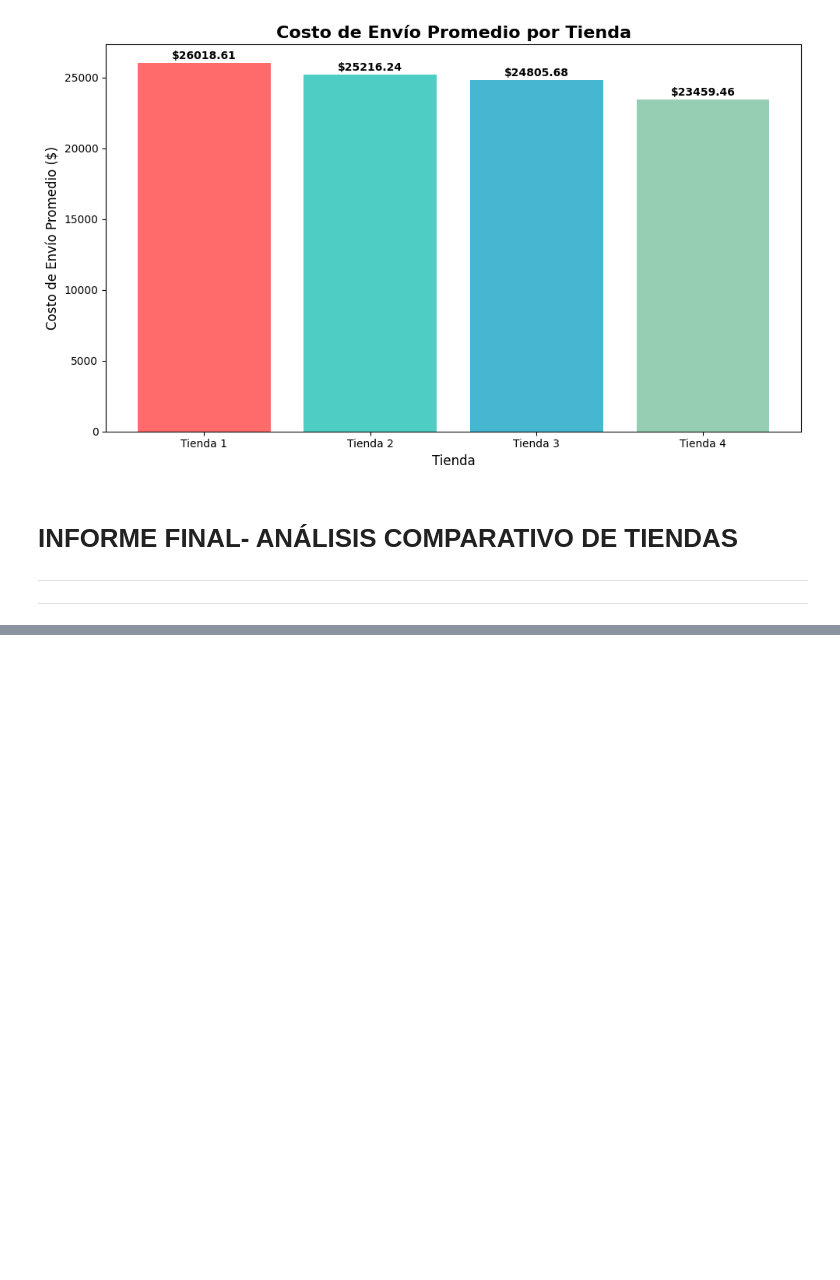
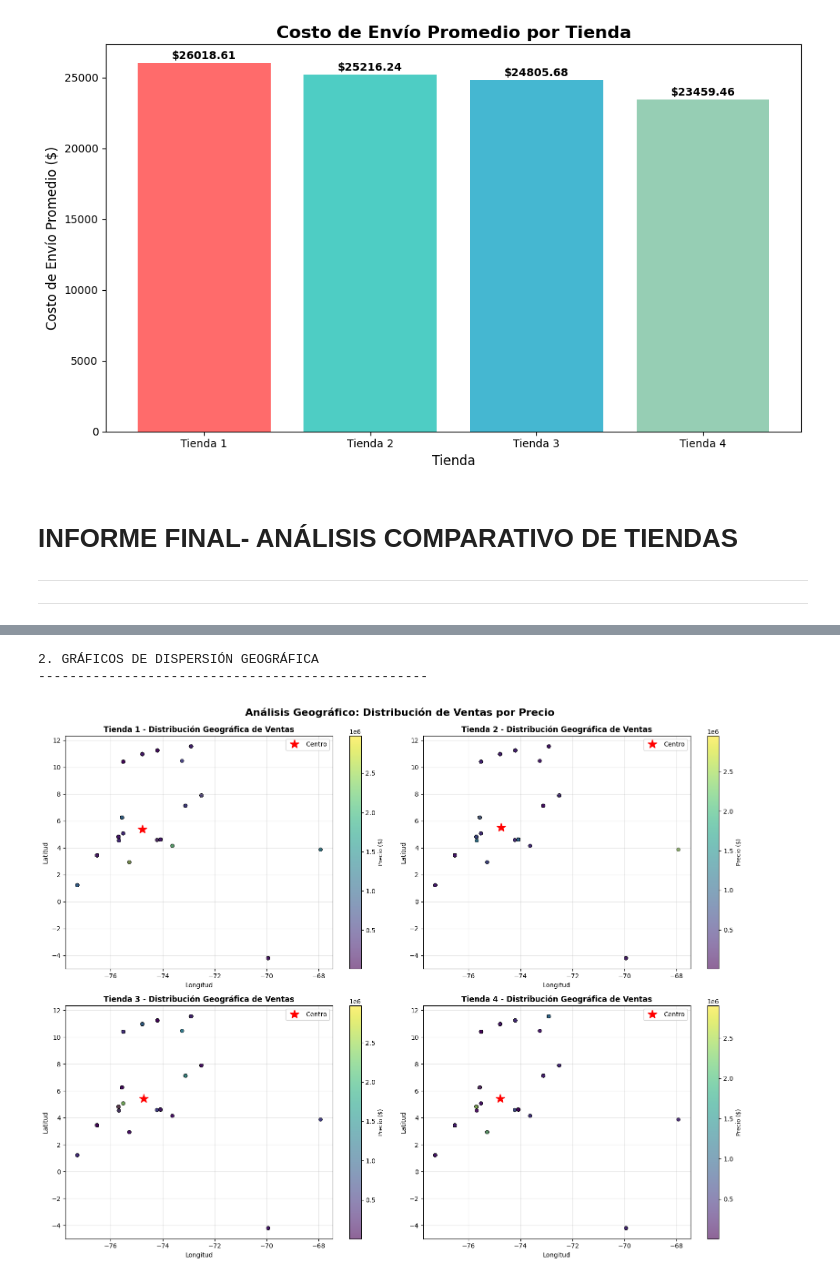
Before and after one commit to byfurkation/Allura_store, a Jupyter notebook: AluraStoreLatam.ipynb, the cells around one changed output, grey strips where cells are left out. Cells and saved outputs as stored; diff of their text form; code cells hidden in the pictures; blank space fills up the shorter version.

```diff
--- a/AluraStoreLatam.ipynb
+++ b/AluraStoreLatam.ipynb
@@ -8,6 +8,9 @@ import pandas as pd
 import matplotlib.pyplot as plt
 import seaborn as sns
 import numpy as np
+import warnings
+warnings.filterwarnings('ignore')
+plt.rcParams['figure.figsize'] = [12, 8]
 
 # Configurar el estilo de los gráficos
 plt.style.use('default')
@@ -527,0 +576,44 @@ Esta recomendación prioriza la optimización del portafolio, permitiendo enfoca
+# %%
+# GRÁFICOS DE DISPERSIÓN GEOGRÁFICA
+
+
+print("\n\n2. GRÁFICOS DE DISPERSIÓN GEOGRÁFICA")
+print("-" * 50)
+
+# Crear gráficos de dispersión para cada tienda
+fig, axes = plt.subplots(2, 2, figsize=(16, 12))
+tiendas_data = [tienda1, tienda2, tienda3, tienda4]
+tiendas_nombres = ['Tienda 1', 'Tienda 2', 'Tienda 3', 'Tienda 4']
+colores = ['#FF6B6B', '#4ECDC4', '#45B7D1', '#96CEB4']
+
+for i, (ax, data, nombre, color) in enumerate(zip(axes.flat, tiendas_data, tiendas_nombres, colores)):
+    scatter = ax.scatter(data['lon'], data['lat'],
+                        c=data['Precio'],
+                        s=30,
+                        alpha=0.6,
+                        cmap='viridis',
+                        edgecolors='black',
+                        linewidths=0.5)
+
+    ax.set_title(f'{nombre} - Distribución Geográfica de Ventas', fontweight='bold', fontsize=12)
+    ax.set_xlabel('Longitud', fontsize=10)
+    ax.set_ylabel('Latitud', fontsize=10)
+    ax.grid(True, alpha=0.3)
+
+    # Añadir colorbar
+    cbar = plt.colorbar(scatter, ax=ax)
+    cbar.set_label('Precio ($)', fontsize=9)
+
+    # Marcar el centro geográfico
+    centro_lat, centro_lon = centros[nombre]
+    ax.plot(centro_lon, centro_lat, 'r*', markersize=15, label='Centro')
+    ax.legend()
+
+plt.tight_layout()
+plt.suptitle('Análisis Geográfico: Distribución de Ventas por Precio',
+             fontsize=16, fontweight='bold', y=1.02)
+plt.show()
+# %% [output]
+2. GRÁFICOS DE DISPERSIÓN GEOGRÁFICA
+--------------------------------------------------
+[figure, added]
```
Also changed, not shown: parts of 4 cells of this notebook.
